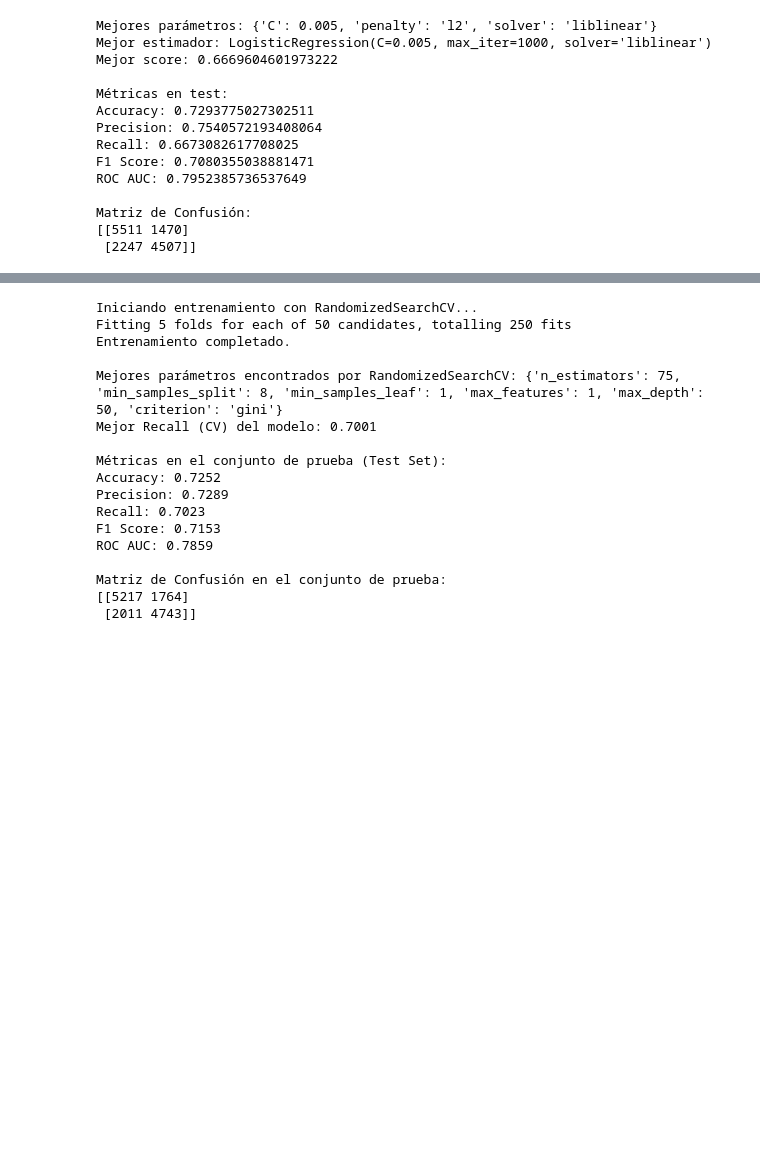
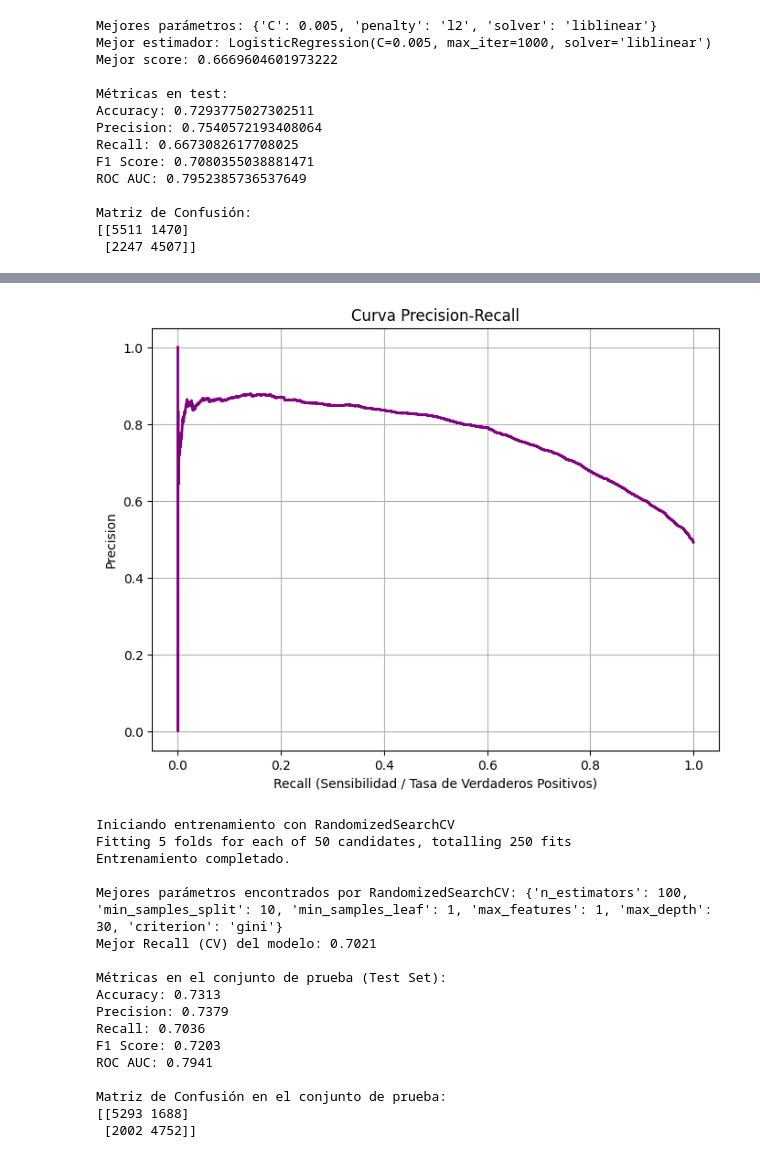
Before and after one commit to Porpi01/cardioML, a Jupyter notebook: cardio.ipynb, the cells around one changed output, grey strips where cells are left out. Cells and saved outputs as stored; diff of their text form; code cells hidden in the pictures; blank space fills up the shorter version.

```diff
--- a/cardio.ipynb
+++ b/cardio.ipynb
@@ -305,20 +308,31 @@ Text(0, 0.5, 'True Positive Rate')
+# %%
+# Visualizar la Curva Precision-Recall
+precision, recall, thresholds = precision_recall_curve(y_test, y_prob_logreg)
+pr_auc = auc(recall, precision)
+
+plt.figure(figsize=(8, 6))
+plt.plot(recall, precision, color='purple', lw=2, label=f'Curva PR (AUC = {pr_auc:.2f})')
+plt.xlabel('Recall (Sensibilidad / Tasa de Verdaderos Positivos)')
+plt.ylabel('Precision')
+plt.title('Curva Precision-Recall')
+plt.show()
+# %% [output]
+[figure, added]
 # %%
 
-
-# Parámetros para GridSearch
 parameters = {
-    "n_estimators": [50, 75, 100, 125],
-    "max_features": [1, 2, 3],
+    "n_estimators": [50, 75, 100, 125,200,300],
+    "max_features": [1, 2, 3,4,5],
     "max_depth":[30, 40, 50, None],
     "min_samples_split":[8, 10, 12, 15],
-    "min_samples_leaf":[1, 2, 3],
-    "criterion": ["gini", "entropy"]
+    "min_samples_leaf":[1, 2, 3,4,5],
+    "criterion": ["gini", "entropy"],
+
+
 }
 
-# Definir modelo base
 rfc = RandomForestClassifier(random_state=42)
 
-# Métricas múltiples
 scoring = {
     "accuracy": "accuracy",
     "precision": "precision",
@@ -337,50 +351,45 @@ random_search = RandomizedSearchCV(estimator=rfc,
                                    n_jobs=-1,
                                    verbose=2)
 
-print("Iniciando entrenamiento con RandomizedSearchCV...")
+print("Iniciando entrenamiento con RandomizedSearchCV")
 random_search.fit(X_train_scaled, y_train)
 print("Entrenamiento completado.")
 
 best_model_rf = random_search.best_estimator_
-y_pred = best_model_rf.predict(X_test_scaled)
-y_prob = best_model_rf.predict_proba(X_test_scaled)[:, 1]
+y_pred_rf = best_model_rf.predict(X_test_scaled)
+y_prob_rf = best_model_rf.predict_proba(X_test_scaled)[:, 1]
 
-# Mostrar mejores hiperparámetros
 print("\nMejores parámetros encontrados por RandomizedSearchCV:", random_search.best_params_)
 
-# Mostrar el mejor score de recall en CV
 print(f"Mejor Recall (CV) del modelo: {random_search.best_score_:.4f}")
 
+print("\nMétricas en el conjunto de prueba (Test Set):")
+print(f"Accuracy: {accuracy_score(y_test, y_pred_rf):.4f}")
+print(f"Precision: {precision_score(y_test, y_pred_rf):.4f}")
+print(f"Recall: {recall_score(y_test, y_pred_rf):.4f}")
+print(f"F1 Score: {f1_score(y_test, y_pred_rf):.4f}")
+print(f"ROC AUC: {roc_auc_score(y_test, y_prob_rf):.4f}")
 
-# Métricas finales en test
-print("\nMétricas en el conjunto de prueba (Test Set):")
-print(f"Accuracy: {accuracy_score(y_test, y_pred):.4f}")
-print(f"Precision: {precision_score(y_test, y_pred):.4f}")
-print(f"Recall: {recall_score(y_test, y_pred):.4f}")
-print(f"F1 Score: {f1_score(y_test, y_pred):.4f}")
-print(f"ROC AUC: {roc_auc_score(y_test, y_prob):.4f}")
-
-# Matriz de confusión
 print("\nMatriz de Confusión en el conjunto de prueba:")
-print(confusion_matrix(y_test, y_pred))
+print(confusion_matrix(y_test, y_pred_rf))
 # %% [output]
-Iniciando entrenamiento con RandomizedSearchCV...
+Iniciando entrenamiento con RandomizedSearchCV
 Fitting 5 folds for each of 50 candidates, totalling 250 fits
 Entrenamiento completado.
 
-Mejores parámetros encontrados por RandomizedSearchCV: {'n_estimators': 75, 'min_samples_split': 8, 'min_samples_leaf': 1, 'max_features': 1, 'max_depth': 50, 'criterion': 'gini'}
-Mejor Recall (CV) del modelo: 0.7001
+Mejores parámetros encontrados por RandomizedSearchCV: {'n_estimators': 100, 'min_samples_split': 10, 'min_samples_leaf': 1, 'max_features': 1, 'max_depth': 30, 'criterion': 'gini'}
+Mejor Recall (CV) del modelo: 0.7021
 
 Métricas en el conjunto de prueba (Test Set):
-Accuracy: 0.7252
-Precision: 0.7289
-Recall: 0.7023
-F1 Score: 0.7153
-ROC AUC: 0.7859
+Accuracy: 0.7313
+Precision: 0.7379
+Recall: 0.7036
+F1 Score: 0.7203
+ROC AUC: 0.7941
 
 Matriz de Confusión en el conjunto de prueba:
-[[5217 1764]
- [2011 4743]]
+[[5293 1688]
+ [2002 4752]]
 # %%
 best_model_rf.feature_importances_
 # %% [output]
```
Also changed, not shown: parts of 18 cells of this notebook, 6 other files.
